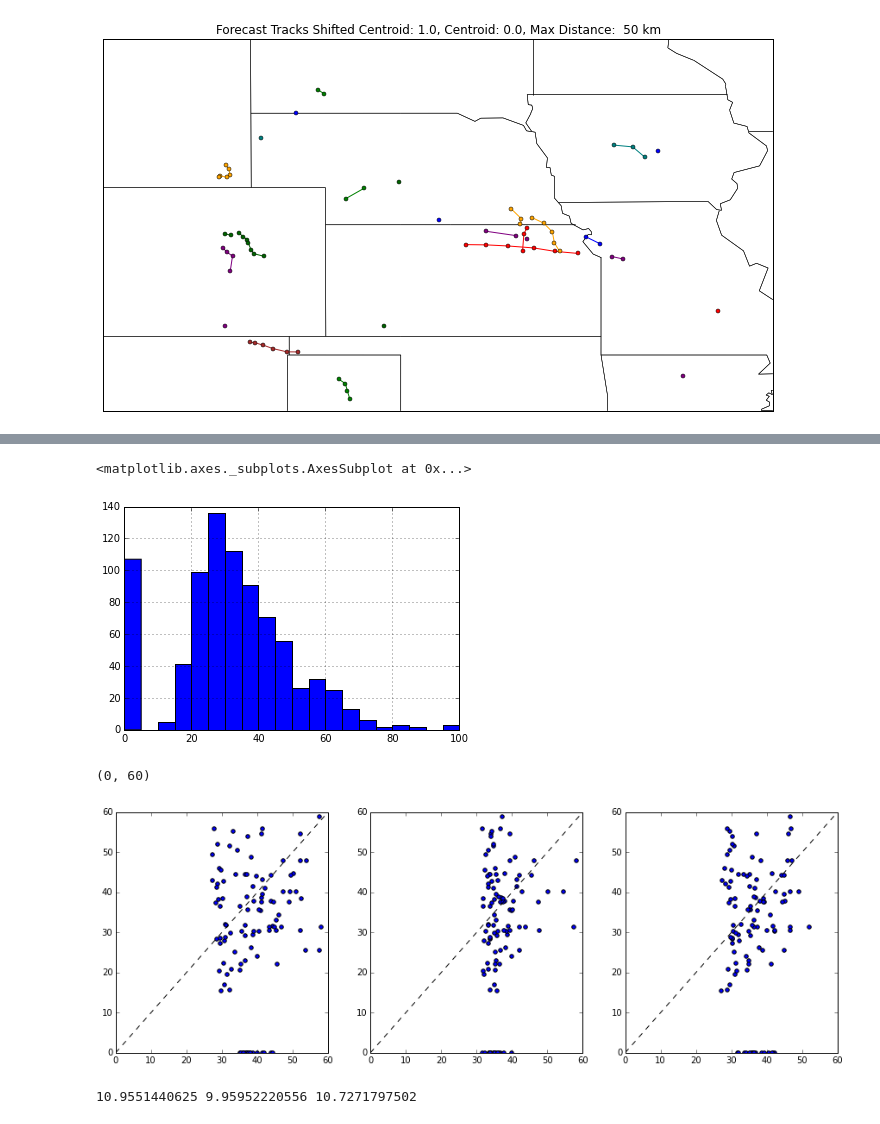
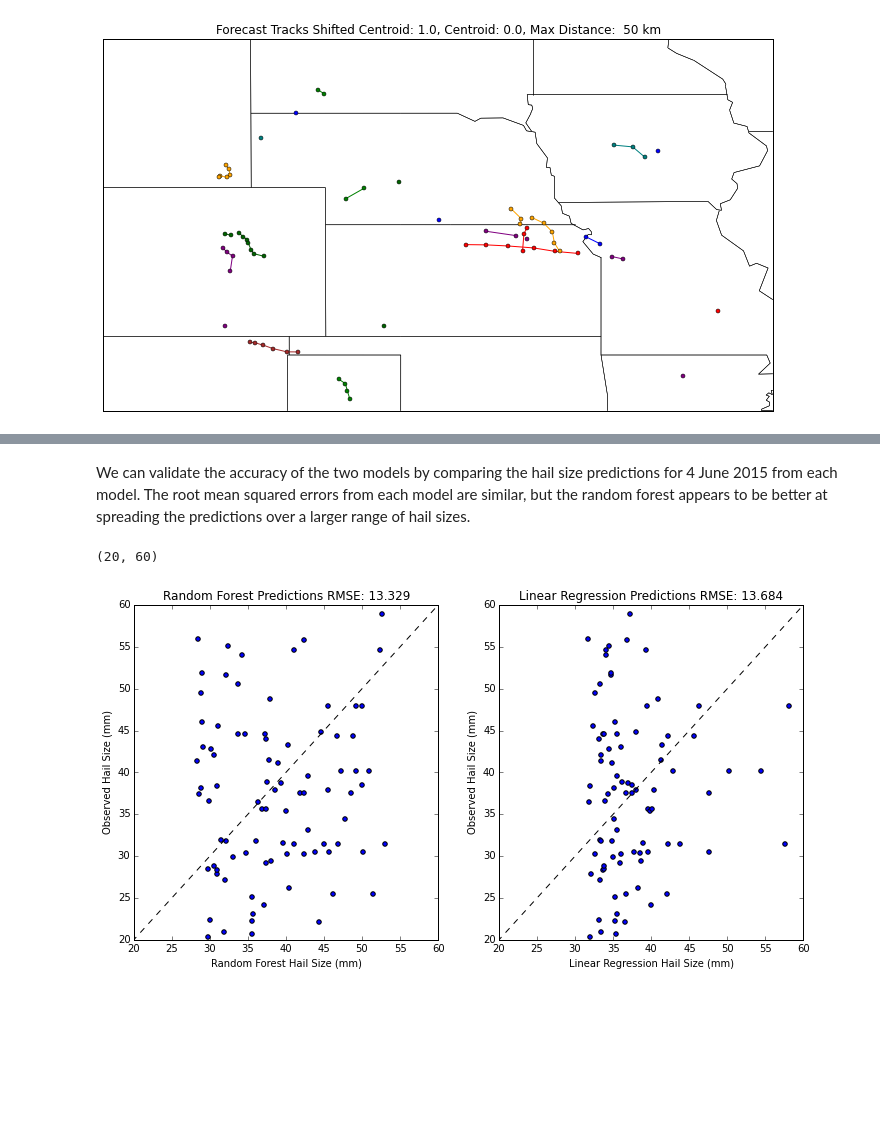
Before and after one commit to djgagne/hagelslag, a Jupyter notebook: demos/unidata_users_workshop_2015.ipynb, the cells around one changed output, grey strips where cells are left out. Saved outputs shown, nothing was run; the diff lists cells and outputs as text; code cells hidden in the pictures; blank space fills up the shorter version.

```diff
--- a/demos/unidata_users_workshop_2015.ipynb
+++ b/demos/unidata_users_workshop_2015.ipynb
@@ -311,0 +343,3 @@ LinearRegression(copy_X=True, fit_intercept=True, n_jobs=1, normalize=False)
+# %%
+rf = RandomForestRegressor(n_estimators=500, min_samples_split=20, max_features="sqrt")
+rf.fit(track_step_data.ix[filter_idx, 3:-1], track_step_data['Hail_Size'][filter_idx])
@@ -324,36 +370,28 @@ plt.ylim(feature_names.size-num_features, feature_names.size)
-# %%
-track_step_data["Hail_Size"].hist(bins=np.arange(0,105,5))
-# %% [output]
-<matplotlib.axes._subplots.AxesSubplot at 0x...>
-[figure, removed]
+# %% [markdown]
+We can validate the accuracy of the two models by comparing the hail size predictions for 4 June 2015 from each model. The root mean squared errors from each model are similar, but the random forest appears to be better at spreading the predictions over a larger range of hail sizes.
 # %%
-rf_preds = rf.predict(track_forecast_data.ix[:, 3:-1])
-gbr_preds = gbr.predict(track_forecast_data.ix[:, 3:-1])
-lr_preds = lr.predict(track_forecast_data.ix[:,["uh_max_max"]])
-plt.figure(figsize=(15, 5))
-plt.subplot(1,3,1)
-plt.scatter(rf_preds, track_forecast_data["Hail_Size"])
+ver_idx = (track_forecast_data["Hail_Size"].values > 0) & (track_forecast_data["Hail_Size"].values < 100)
+rf_preds = rf.predict(track_forecast_data.ix[ver_idx, 3:-1])
+lr_preds = lr.predict(track_forecast_data.ix[ver_idx,["uh_max_max"]])
+rf_rmse = np.sqrt(np.mean(np.power(rf_preds - track_forecast_data.ix[ver_idx, "Hail_Size"], 2)))
+lr_rmse = np.sqrt(np.mean(np.power(lr_preds - track_forecast_data.ix[ver_idx, "Hail_Size"], 2)))
+plt.figure(figsize=(12, 6))
+plt.subplot(1,2,1)
+plt.scatter(rf_preds, track_forecast_data.ix[ver_idx, "Hail_Size"])
 plt.plot(np.arange(0, 65, 5), np.arange(0, 65, 5), "k--")
-plt.xlim(0,60)
-plt.ylim(0,60)
-plt.subplot(1,3,2)
-plt.scatter(lr_preds, track_forecast_data["Hail_Size"])
+plt.xlabel("Random Forest Hail Size (mm)")
+plt.ylabel("Observed Hail Size (mm)")
+plt.title("Random Forest Predictions RMSE: {0:0.3f}".format(rf_rmse))
+plt.xlim(20,60)
+plt.ylim(20,60)
+plt.subplot(1,2,2)
+plt.scatter(lr_preds, track_forecast_data.ix[ver_idx, "Hail_Size"])
 plt.plot(np.arange(0, 65, 5), np.arange(0, 65, 5), "k--")
-plt.xlim(0,60)
-plt.ylim(0,60)
-plt.subplot(1,3,3)
-plt.scatter(gbr_preds, track_forecast_data["Hail_Size"])
-plt.plot(np.arange(0, 65, 5), np.arange(0, 65, 5), "k--")
-plt.xlim(0,60)
-plt.ylim(0,60)
+plt.xlabel("Linear Regression Hail Size (mm)")
+plt.ylabel("Observed Hail Size (mm)")
+plt.title("Linear Regression Predictions RMSE: {0:0.3f}".format(lr_rmse))
+plt.xlim(20,60)
+plt.ylim(20,60)
 # %% [output]
-(0, 60)
+(20, 60)
-[figure, old version]
+[figure, new version]
-# %%
-ver_idx = track_forecast_data["Hail_Size"].values > 0
-rf_mae = np.mean(np.abs(rf_preds[ver_idx] - track_forecast_data["Hail_Size"][ver_idx]))
-gbr_mae = np.mean(np.abs(gbr_preds[ver_idx] - track_forecast_data["Hail_Size"][ver_idx]))
-lr_mae = np.mean(np.abs(lr_preds[ver_idx] - track_forecast_data["Hail_Size"][ver_idx]))
-print rf_mae, gbr_mae, lr_mae
-# %% [output]
-10.9551440625 9.95952220556 10.7271797502
```
Also changed, not shown: parts of 25 cells of this notebook.
